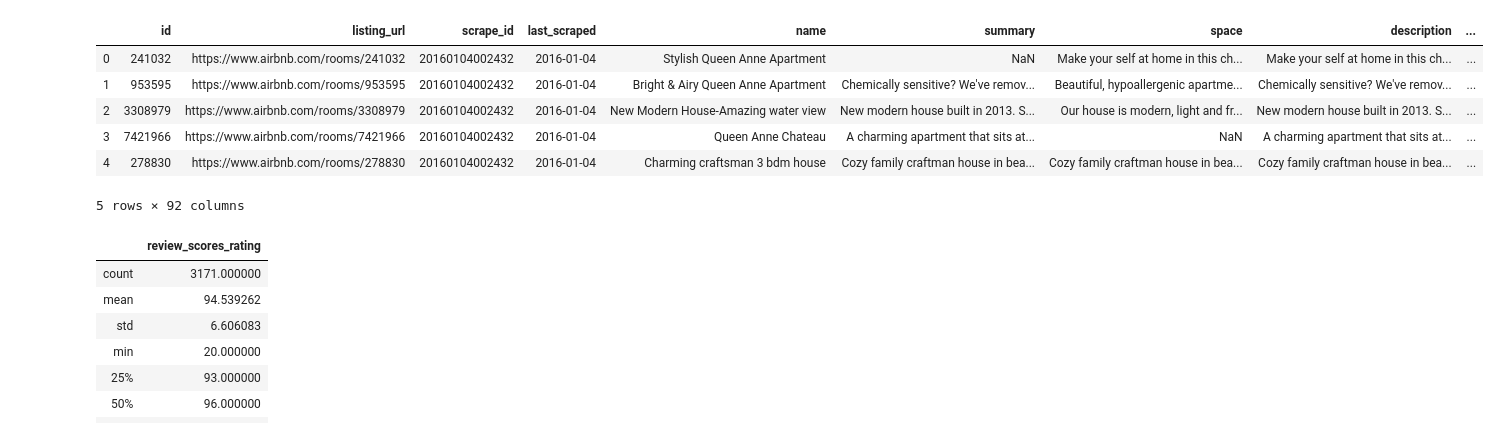
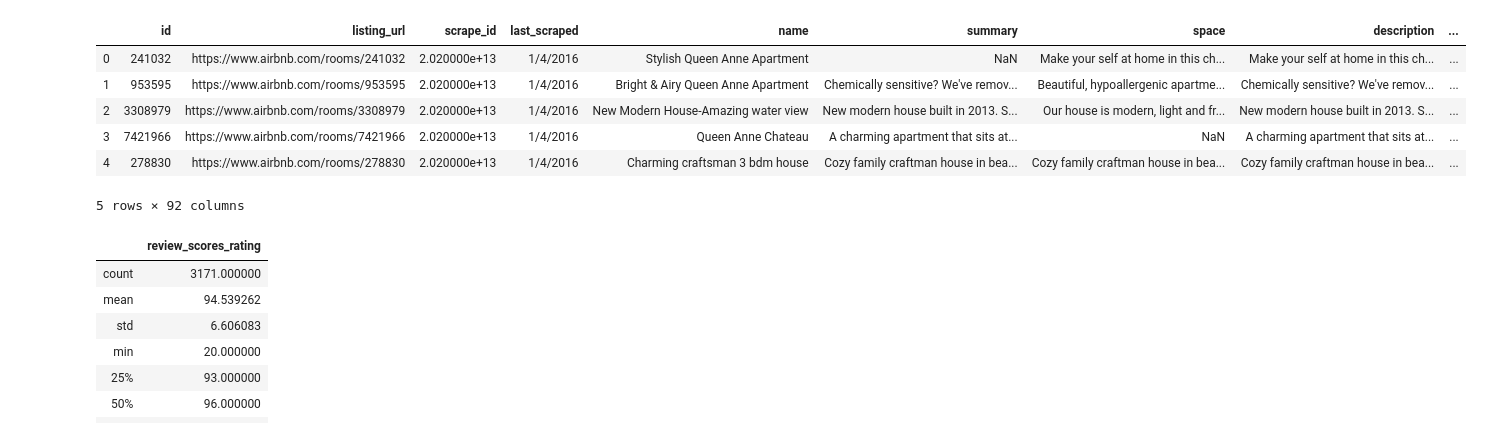
Before and after one commit to Pratyush0411/Airbnb-Seattle-Analysis, a Jupyter notebook: Are ratings reflective of quantitative features.ipynb, the cells around one changed output. Cells and saved outputs as stored; diff of their text form; code cells hidden in the pictures.

```diff
--- a/Are ratings reflective of quantitative features.ipynb
+++ b/Are ratings reflective of quantitative features.ipynb
@@ -6,14 +6,15 @@ import seaborn as sb
 import matplotlib.pyplot as plt # we only need pyplot
 sb.set() # set the default Seaborn style for graphics
 # %%
-listing = pd.read_csv("C:/Users/Super User/Desktop/Sem2 courses/CZ1015/listings.csv")
+# listing = pd.read_csv("C:/Users/Super User/Desktop/Sem2 courses/CZ1015/listings.csv")
+listing = pd.read_csv("listings.csv")
 listing.head()
 # %% [output]
 |  | id | listing_url | scrape_id | last_scraped | name | summary | space | description | ... |
-| 0 | 241032 | https://www.airbnb.com/rooms/241032 | 20160104002432 | 2016-01-04 | Stylish Queen Anne Apartment | NaN | Make your self at home in this ch... | Make your self at home in this ch... | ... |
-| 1 | 953595 | https://www.airbnb.com/rooms/953595 | 20160104002432 | 2016-01-04 | Bright & Airy Queen Anne Apartment | Chemically sensitive? We've remov... | Beautiful, hypoallergenic apartme... | Chemically sensitive? We've remov... | ... |
-| 2 | 3308979 | https://www.airbnb.com/rooms/3308979 | 20160104002432 | 2016-01-04 | New Modern House-Amazing water view | New modern house built in 2013. S... | Our house is modern, light and fr... | New modern house built in 2013. S... | ... |
-| 3 | 7421966 | https://www.airbnb.com/rooms/7421966 | 20160104002432 | 2016-01-04 | Queen Anne Chateau | A charming apartment that sits at... | NaN | A charming apartment that sits at... | ... |
-| 4 | 278830 | https://www.airbnb.com/rooms/278830 | 20160104002432 | 2016-01-04 | Charming craftsman 3 bdm house | Cozy family craftman house in bea... | Cozy family craftman house in bea... | Cozy family craftman house in bea... | ... |
+| 0 | 241032 | https://www.airbnb.com/rooms/241032 | 2.020000e+13 | 1/4/2016 | Stylish Queen Anne Apartment | NaN | Make your self at home in this ch... | Make your self at home in this ch... | ... |
+| 1 | 953595 | https://www.airbnb.com/rooms/953595 | 2.020000e+13 | 1/4/2016 | Bright & Airy Queen Anne Apartment | Chemically sensitive? We've remov... | Beautiful, hypoallergenic apartme... | Chemically sensitive? We've remov... | ... |
+| 2 | 3308979 | https://www.airbnb.com/rooms/3308979 | 2.020000e+13 | 1/4/2016 | New Modern House-Amazing water view | New modern house built in 2013. S... | Our house is modern, light and fr... | New modern house built in 2013. S... | ... |
+| 3 | 7421966 | https://www.airbnb.com/rooms/7421966 | 2.020000e+13 | 1/4/2016 | Queen Anne Chateau | A charming apartment that sits at... | NaN | A charming apartment that sits at... | ... |
+| 4 | 278830 | https://www.airbnb.com/rooms/278830 | 2.020000e+13 | 1/4/2016 | Charming craftsman 3 bdm house | Cozy family craftman house in bea... | Cozy family craftman house in bea... | Cozy family craftman house in bea... | ... |
 5 rows × 92 columns
 # %%
```
Also changed, not shown: parts of 15 cells of this notebook, 1 other file.
